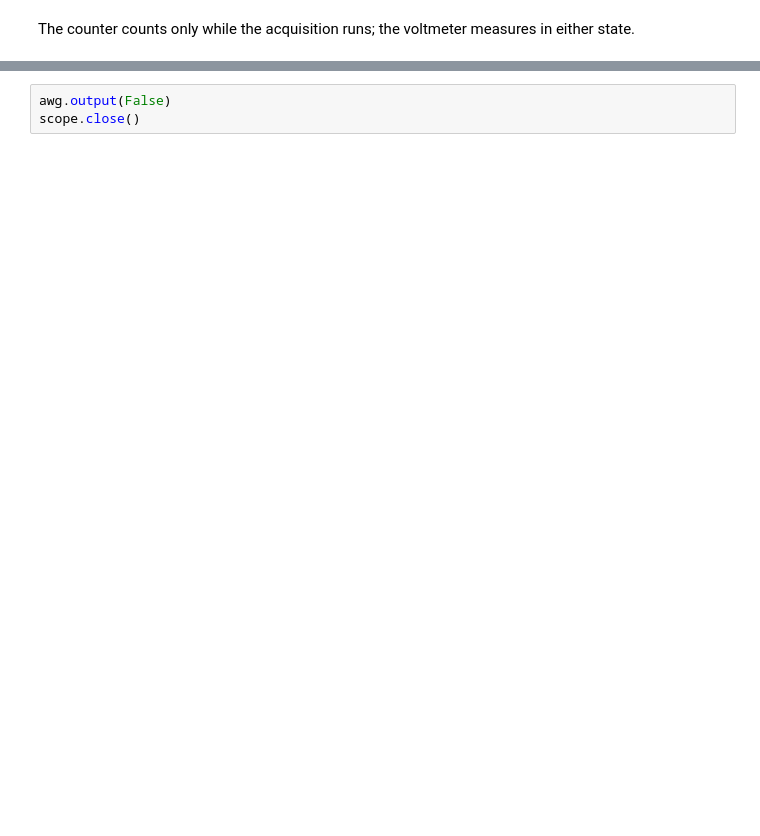
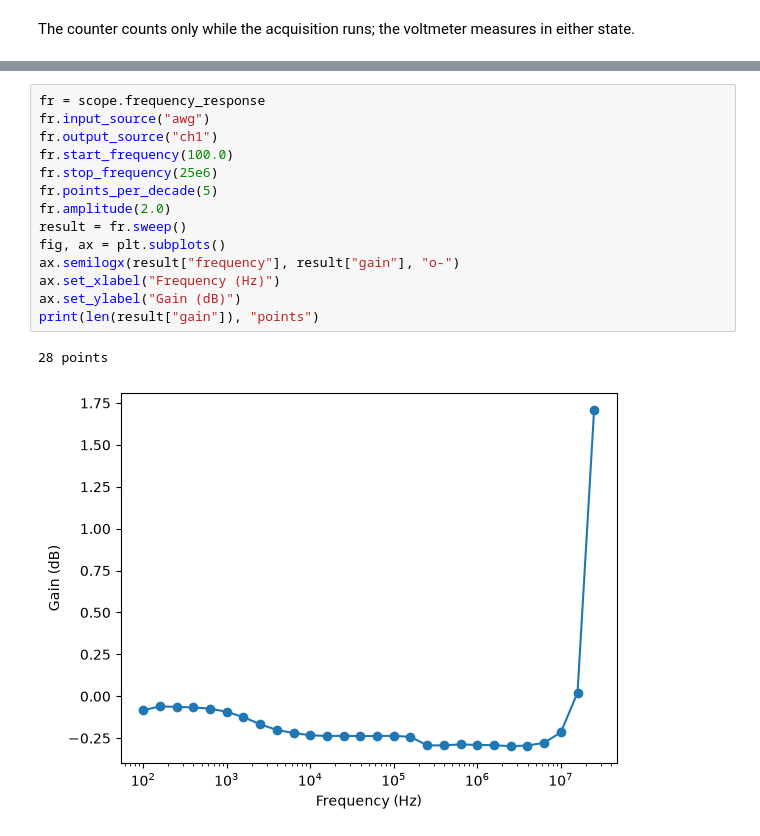
Before and after one commit to QCoDeS/Qcodes_contrib_drivers, a Jupyter notebook: docs/examples/Rigol_DHO900.ipynb, the cells around one changed output, grey strips where cells are left out. Drawn from its saved outputs; the diff is of its cells as text; blank space fills up the shorter version.

```diff
--- a/docs/examples/Rigol_DHO900.ipynb
+++ b/docs/examples/Rigol_DHO900.ipynb
@@ -174,3 +178,17 @@ The counter counts only while the acquisition runs; the voltmeter measures in ei
 # %%
-awg.output(False)
-scope.close()
+fr = scope.frequency_response
+fr.input_source("awg")
+fr.output_source("ch1")
+fr.start_frequency(100.0)
+fr.stop_frequency(25e6)
+fr.points_per_decade(5)
+fr.amplitude(2.0)
+result = fr.sweep()
+fig, ax = plt.subplots()
+ax.semilogx(result["frequency"], result["gain"], "o-")
+ax.set_xlabel("Frequency (Hz)")
+ax.set_ylabel("Gain (dB)")
+print(len(result["gain"]), "points")
+# %% [output]
+28 points
+[figure, added]
```
Also changed, not shown: parts of 10 cells of this notebook, 4 other files.
